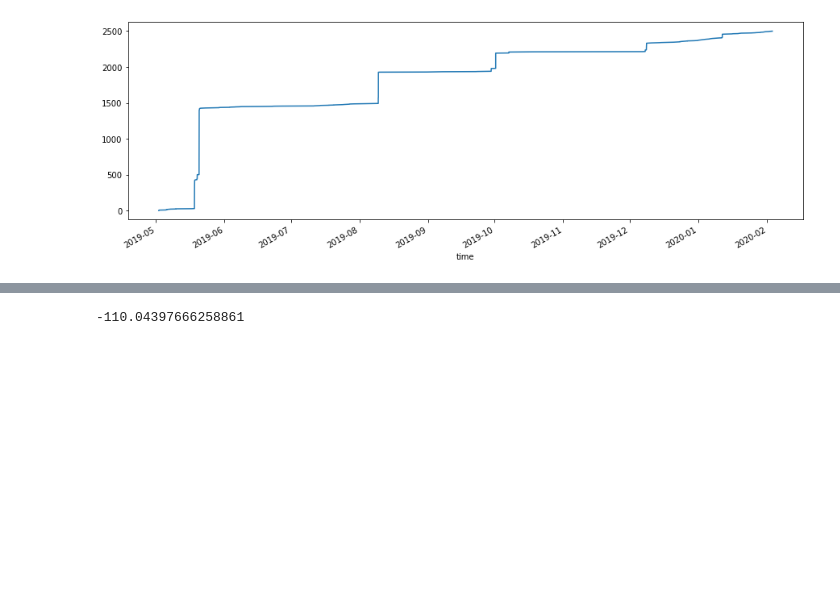
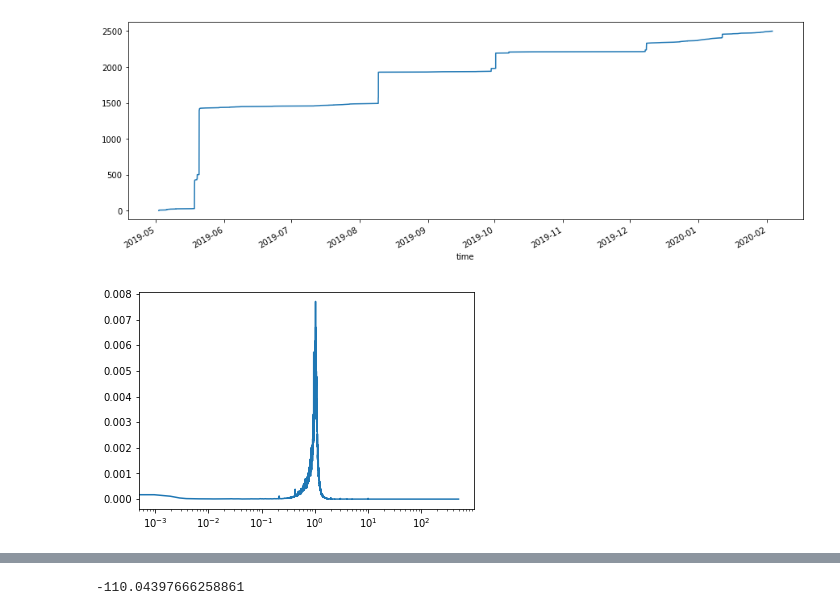
Before and after one commit to SerpRateAI/boreholeAcoustics, a Jupyter notebook: spectrobubbles.ipynb, the cells around one changed output, grey strips where cells are left out. Saved outputs shown, nothing was run; the diff lists cells and outputs as text; code cells hidden in the pictures; blank space fills up the shorter version.

```diff
--- a/spectrobubbles.ipynb
+++ b/spectrobubbles.ipynb
@@ -29,4 +77,9 @@ bubbles.time.to_csv('bubbletimes.csv')
 bubbles.to_csv('bubble_BA1B.csv', index=True)
 # %%
 # import spectrogram
+data = io.loadmat(specdatalocs[138-121])
+plt.plot(data['f'], data['PSDM_jd138'])
+plt.xscale('log')
+# %% [output]
+[figure, added]
 # %%
```
Also changed, not shown: parts of 8 cells of this notebook, 12 other files.
